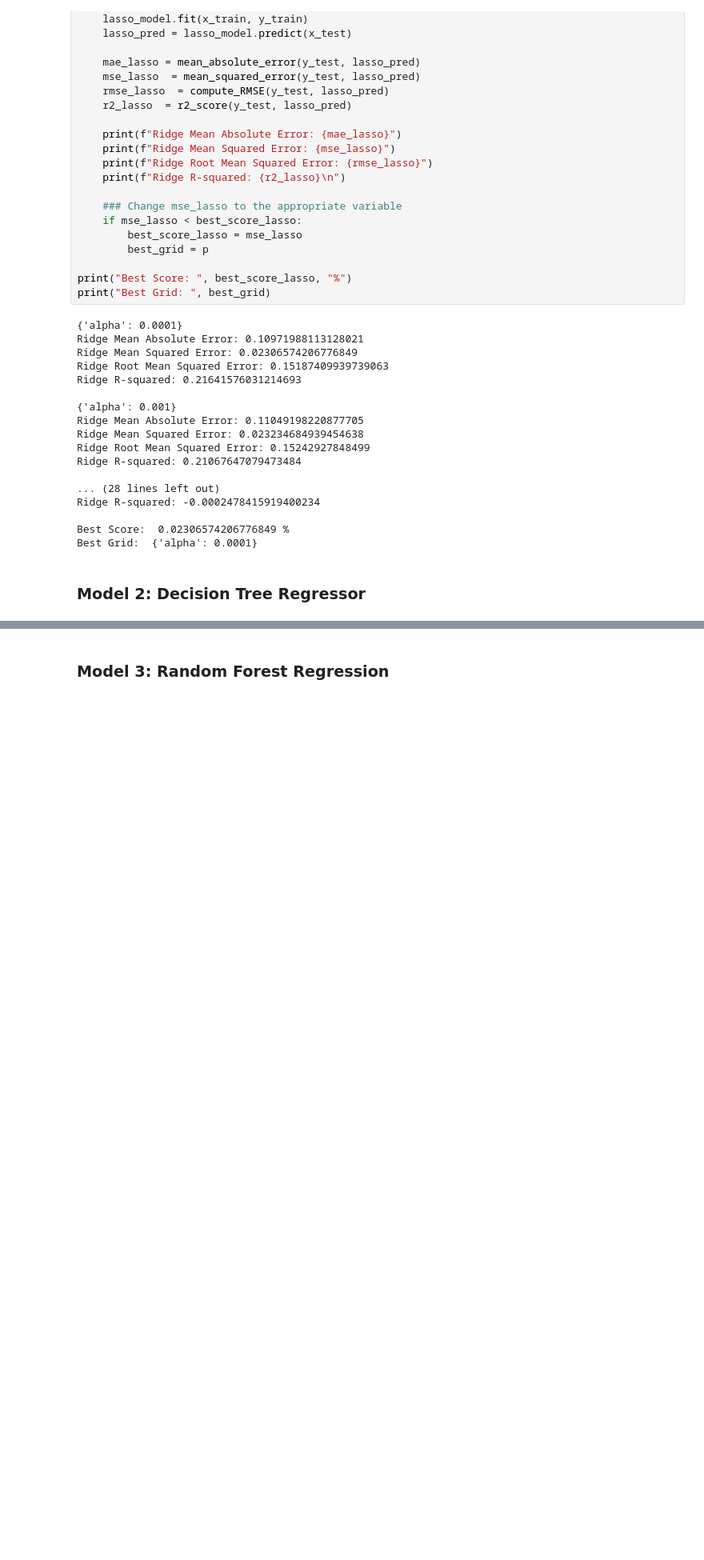
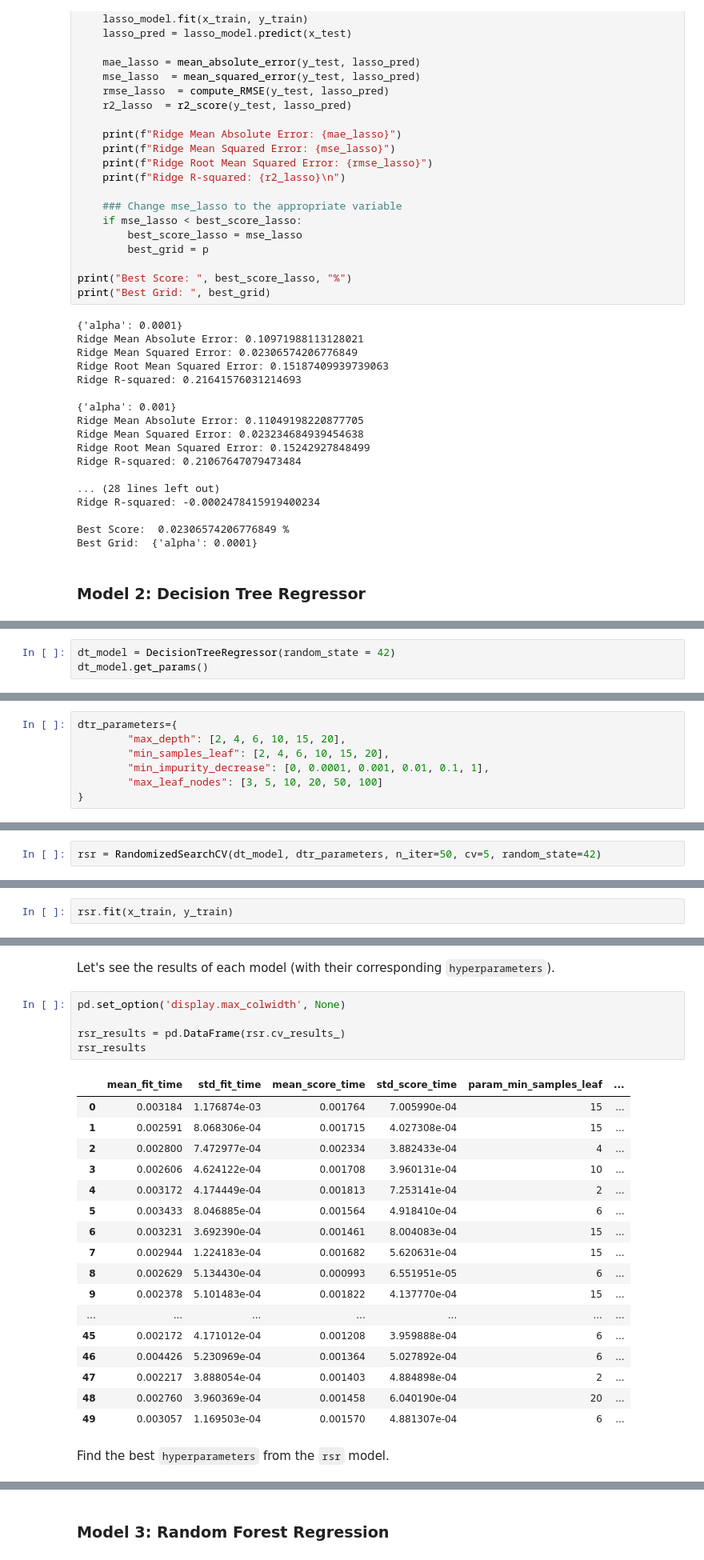
Before and after one commit to quinzonjosh/STINTSY-MCO, a Jupyter notebook: main.ipynb, the cells around one changed output, grey strips where cells are left out. Shown at 80% size. Drawn from its saved outputs; the diff is of its cells as text; blank space fills up the shorter version.

Commit message:
more section 7; check pls
model 2

```diff
--- a/main.ipynb
+++ b/main.ipynb
@@ -627,0 +634,3 @@ Best Grid:  {'alpha': 0.0001}
+# %%
+dt_model = DecisionTreeRegressor(random_state = 42)
+dt_model.get_params()
@@ -627,0 +651,7 @@ Best Grid:  {'alpha': 0.0001}
+# %%
+dtr_parameters={
+        "max_depth": [2, 4, 6, 10, 15, 20],
+        "min_samples_leaf": [2, 4, 6, 10, 15, 20],
+        "min_impurity_decrease": [0, 0.0001, 0.001, 0.01, 0.1, 1],
+        "max_leaf_nodes": [3, 5, 10, 20, 50, 100]
+}
@@ -627,0 +660,2 @@ Best Grid:  {'alpha': 0.0001}
+# %%
+rsr = RandomizedSearchCV(dt_model, dtr_parameters, n_iter=50, cv=5, random_state=42)
@@ -627,0 +664,2 @@ Best Grid:  {'alpha': 0.0001}
+# %%
+rsr.fit(x_train, y_train)
@@ -627,0 +678,27 @@ Best Grid:  {'alpha': 0.0001}
+# %% [markdown]
+Let's see the results of each model (with their corresponding `hyperparameters`).
+# %%
+pd.set_option('display.max_colwidth', None)
+
+rsr_results = pd.DataFrame(rsr.cv_results_)
+rsr_results
+# %% [output]
+|  | mean_fit_time | std_fit_time | mean_score_time | std_score_time | param_min_samples_leaf | ... |
+| 0 | 0.003184 | 1.176874e-03 | 0.001764 | 7.005990e-04 | 15 | ... |
+| 1 | 0.002591 | 8.068306e-04 | 0.001715 | 4.027308e-04 | 15 | ... |
+| 2 | 0.002800 | 7.472977e-04 | 0.002334 | 3.882433e-04 | 4 | ... |
+| 3 | 0.002606 | 4.624122e-04 | 0.001708 | 3.960131e-04 | 10 | ... |
+| 4 | 0.003172 | 4.174449e-04 | 0.001813 | 7.253141e-04 | 2 | ... |
+| 5 | 0.003433 | 8.046885e-04 | 0.001564 | 4.918410e-04 | 6 | ... |
+| 6 | 0.003231 | 3.692390e-04 | 0.001461 | 8.004083e-04 | 15 | ... |
+| 7 | 0.002944 | 1.224183e-04 | 0.001682 | 5.620631e-04 | 15 | ... |
+| 8 | 0.002629 | 5.134430e-04 | 0.000993 | 6.551951e-05 | 6 | ... |
+| 9 | 0.002378 | 5.101483e-04 | 0.001822 | 4.137770e-04 | 15 | ... |
+| ... | ... | ... | ... | ... | ... | ... |
+| 45 | 0.002172 | 4.171012e-04 | 0.001208 | 3.959888e-04 | 6 | ... |
+| 46 | 0.004426 | 5.230969e-04 | 0.001364 | 5.027892e-04 | 6 | ... |
+| 47 | 0.002217 | 3.888054e-04 | 0.001403 | 4.884898e-04 | 2 | ... |
+| 48 | 0.002760 | 3.960369e-04 | 0.001458 | 6.040190e-04 | 20 | ... |
+| 49 | 0.003057 | 1.169503e-04 | 0.001570 | 4.881307e-04 | 6 | ... |
+# %% [markdown]
+Find the best `hyperparameters` from the `rsr` model.
```
Also changed, not shown: parts of 18 cells of this notebook.
